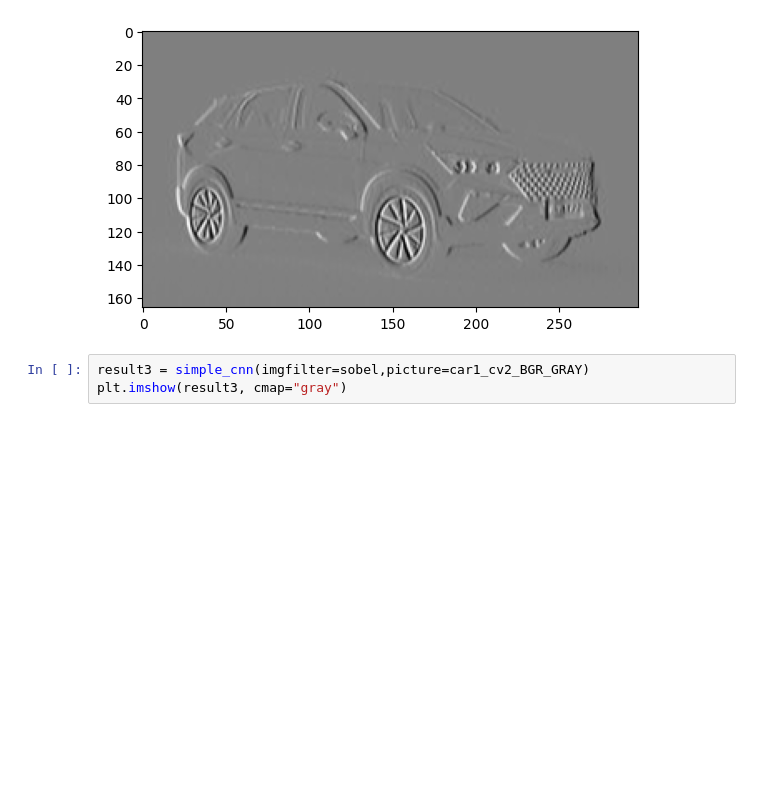
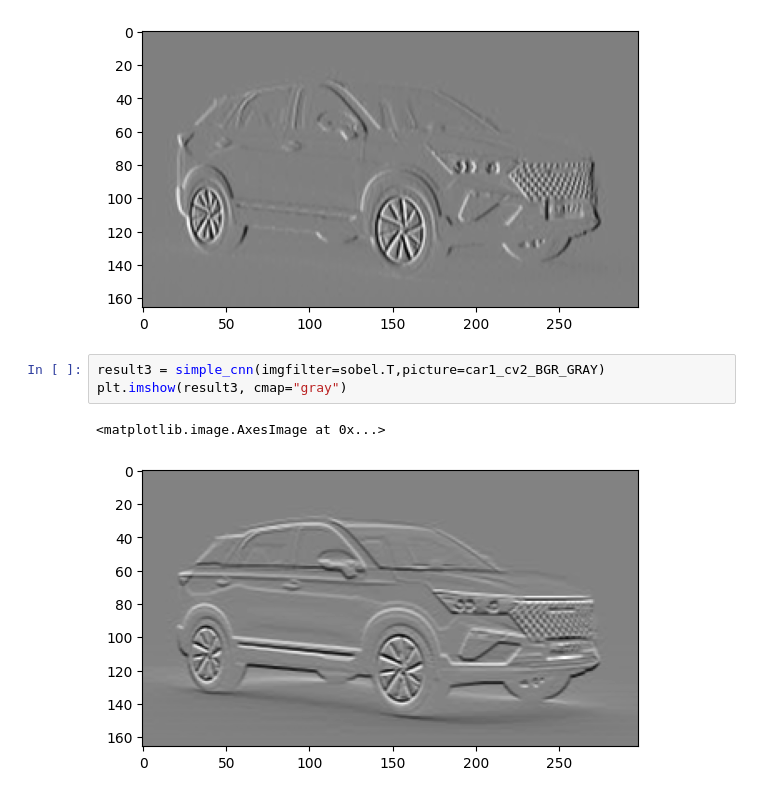
Before and after one commit to FazlullahBokhari/CNN, a Jupyter notebook: CNN.ipynb, the cells around one changed output. Saved outputs shown, nothing was run; the diff lists cells and outputs as text; blank space fills up the shorter version.

```diff
--- a/CNN.ipynb
+++ b/CNN.ipynb
@@ -349,5 +349,8 @@ plt.imshow(result3, cmap="gray")
 <matplotlib.image.AxesImage at 0x...>
 [figure]
 # %%
-result3 = simple_cnn(imgfilter=sobel,picture=car1_cv2_BGR_GRAY)
+result3 = simple_cnn(imgfilter=sobel.T,picture=car1_cv2_BGR_GRAY)
 plt.imshow(result3, cmap="gray")
+# %% [output]
+<matplotlib.image.AxesImage at 0x...>
+[figure, added]
```
